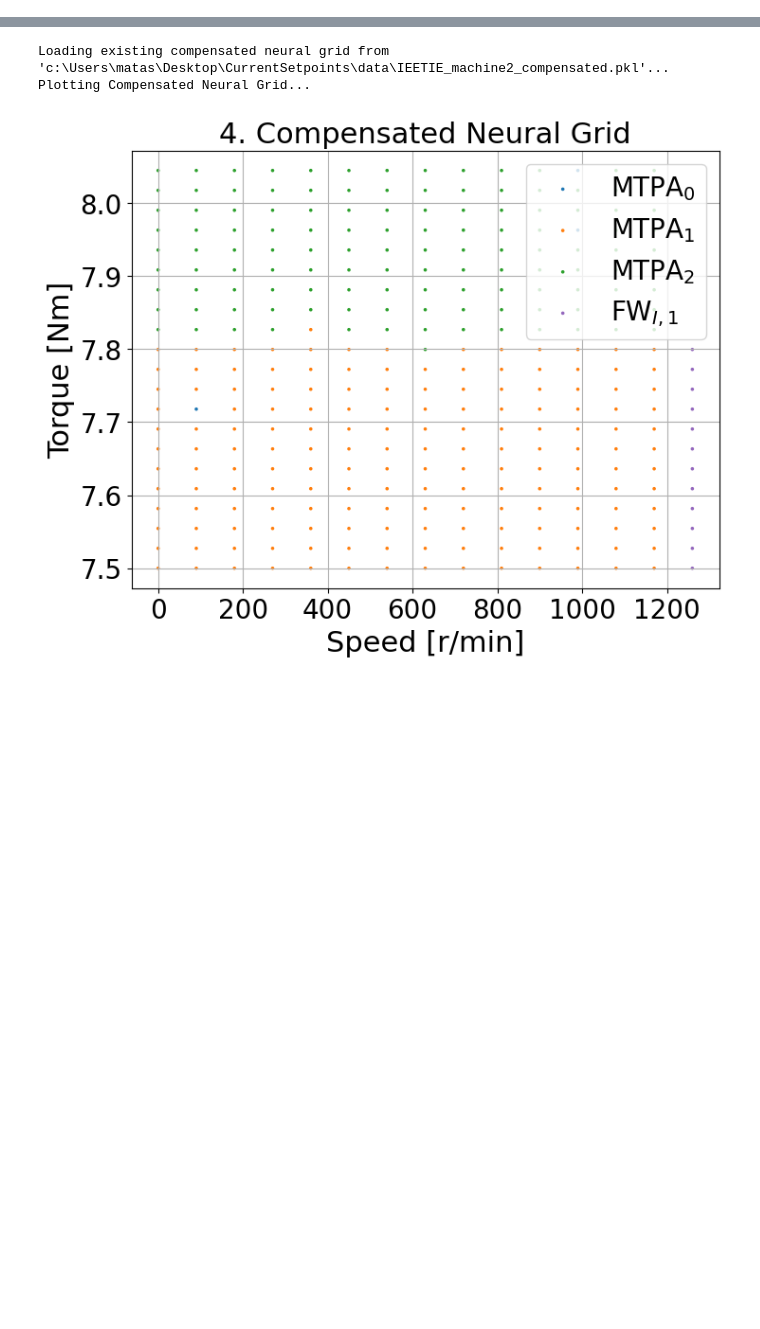
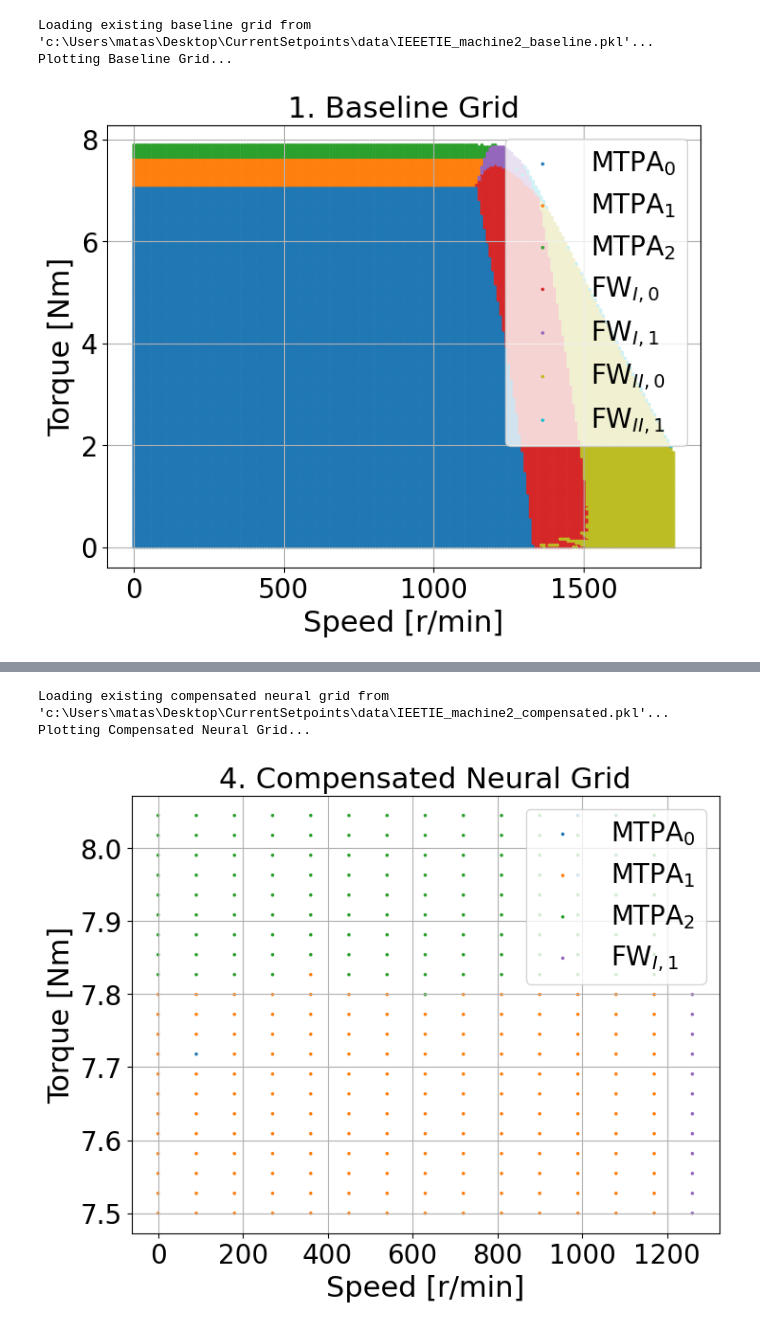
Before and after one commit to AI-RICE/current-setpoints, a Jupyter notebook: notebooks/main.ipynb, the cells around one changed output, grey strips where cells are left out. Cells and saved outputs as stored; diff of their text form; code cells hidden in the pictures; blank space fills up the shorter version.

```diff
--- a/notebooks/main.ipynb
+++ b/notebooks/main.ipynb
@@ -29,3 +47,26 @@ from current_setpoints.utils.plotting import plot_grid_segments
+# %%
+filename = os.path.join(data_dir, "IEEETIE_machine2_baseline.pkl")
+
+if os.path.isfile(filename):
+    print(f"Loading existing baseline grid from '{filename}'...")
+    with open(filename, "rb") as file:
+        grid_result = pickle.load(file)
+else:
+    print("Starting baseline grid calculation. This may take a few minutes...")
+    grid_result = calculate_grid(
+        optimizer=optimizer, transform=transform, opts=grid_opts, mode="standard"
+    )
+    with open(filename, "wb") as file:
+        pickle.dump(grid_result, file)
+    print(f"Baseline Grid successfully calculated and saved to '{filename}'")
+
+print("Plotting Baseline Grid...")
+machine_data = grid_to_data(grid_result, k_skip=1)
+plot_grid_segments(machine_data, title="1. Baseline Grid")
+# %% [output]
+Loading existing baseline grid from 'c:\Users\matas\Desktop\CurrentSetpoints\data\IEEETIE_machine2_baseline.pkl'...
+Plotting Baseline Grid...
+[figure, added]
 # %%
 
 DEVICE = torch.device("cuda" if torch.cuda.is_available() else "cpu")
```
Also changed, not shown: parts of 5 cells of this notebook, 5 other files.
